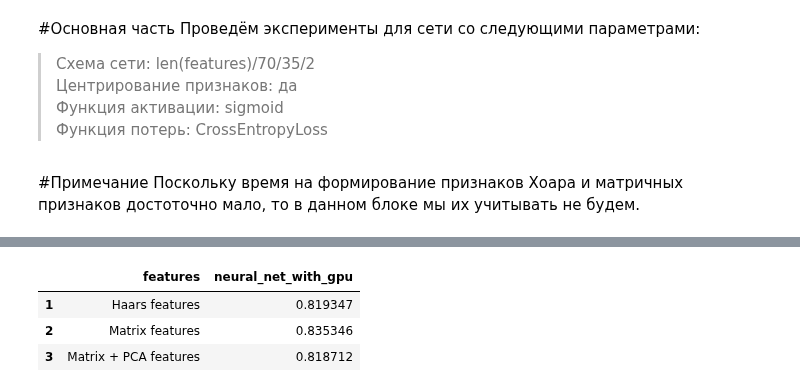
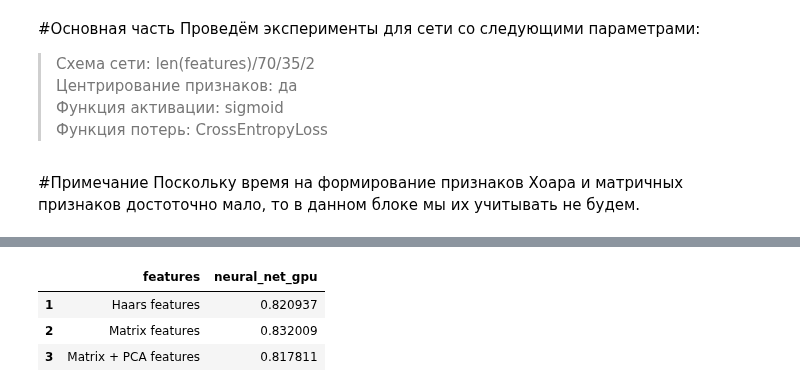
Before and after one commit to Kat-ies/Coursework, a Jupyter notebook: Neural_network_face_classificaion.ipynb, the cells around one changed output, grey strips where cells are left out. Saved outputs shown, nothing was run; the diff lists cells and outputs as text; code cells hidden in the pictures.

```diff
--- a/Neural_network_face_classificaion.ipynb
+++ b/Neural_network_face_classificaion.ipynb
@@ -290,18 +307,19 @@ net_time_df.to_csv(os.path.join(PATH, 'Dataframes', 'net_time_df.csv'))
 # %%
 from pandas import read_csv
 
 haars_net_df = read_csv(os.path.join(PATH, 'Dataframes', 'haars_net_df.csv'))
 matrix_net_df = read_csv(os.path.join(PATH, 'Dataframes', 'matrix_net_df.csv'))
 matrix_net_pca_df = read_csv(os.path.join(PATH, 'Dataframes', 'matrix_net_pca_df.csv'))
 net_time_df = read_csv(os.path.join(PATH, 'Dataframes', 'net_time_df.csv'))
 
 
-net_accuracy['neural_net_with_gpu'] = [accuracy_score(haars_net_df['y_test'], haars_net_df['neural_net_with_gpu']),accuracy_score(matrix_net_df['y_test'], matrix_net_df['neural_net_with_gpu']),
-                       accuracy_score(matrix_net_pca_df['y_test'], matrix_net_pca_df['neural_net_with_gpu'])]
+net_accuracy['neural_net_gpu'] = [accuracy_score(haars_net_df['y_test'], haars_net_df['neural_net_gpu']),
+                                  accuracy_score(matrix_net_df['y_test'], matrix_net_df['neural_net_gpu']),
+                                  accuracy_score(matrix_net_pca_df['y_test'], matrix_net_pca_df['neural_net_gpu'])]
 
 net_accuracy[:]
 # %% [output]
-|  | features | neural_net_with_gpu |
-| 1 | Haars features | 0.819347 |
-| 2 | Matrix features | 0.835346 |
-| 3 | Matrix + PCA features | 0.818712 |
+|  | features | neural_net_gpu |
+| 1 | Haars features | 0.820937 |
+| 2 | Matrix features | 0.832009 |
+| 3 | Matrix + PCA features | 0.817811 |
```
Also changed, not shown: parts of 7 cells of this notebook.
